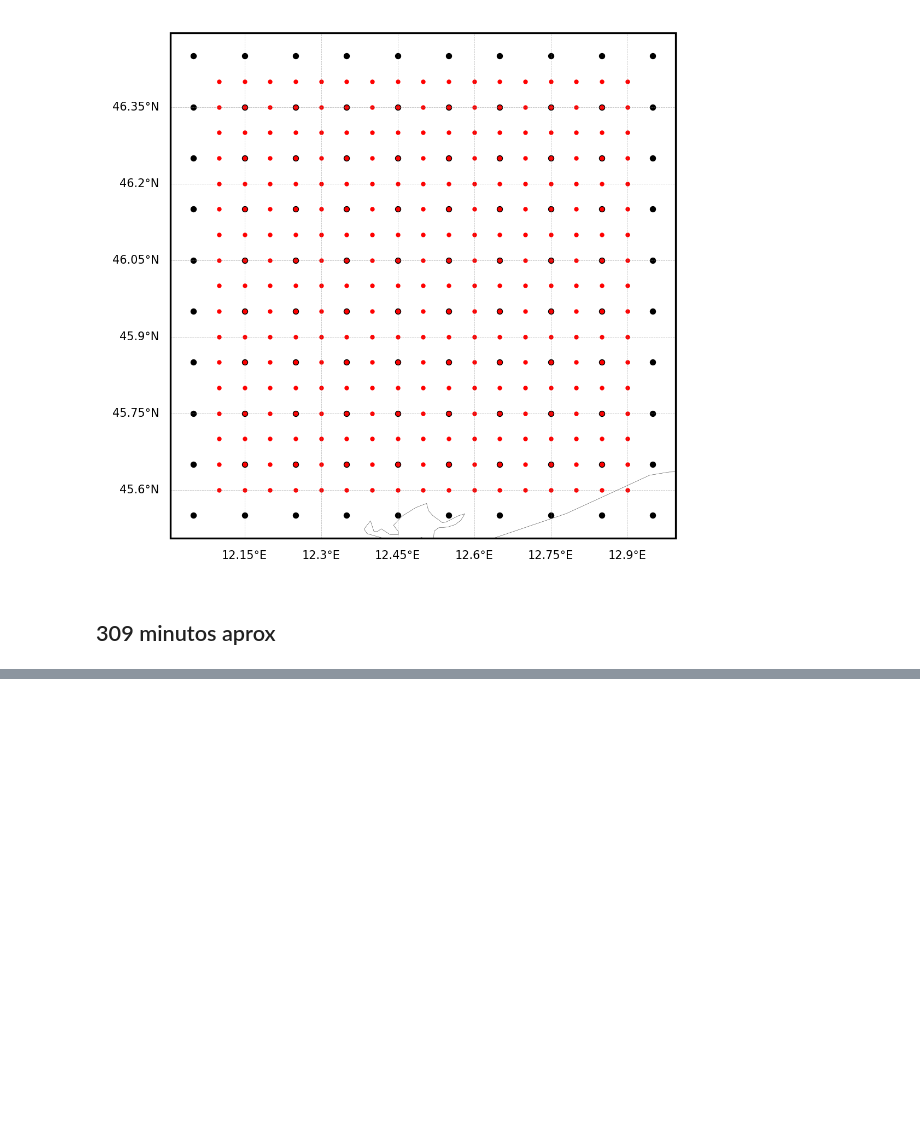
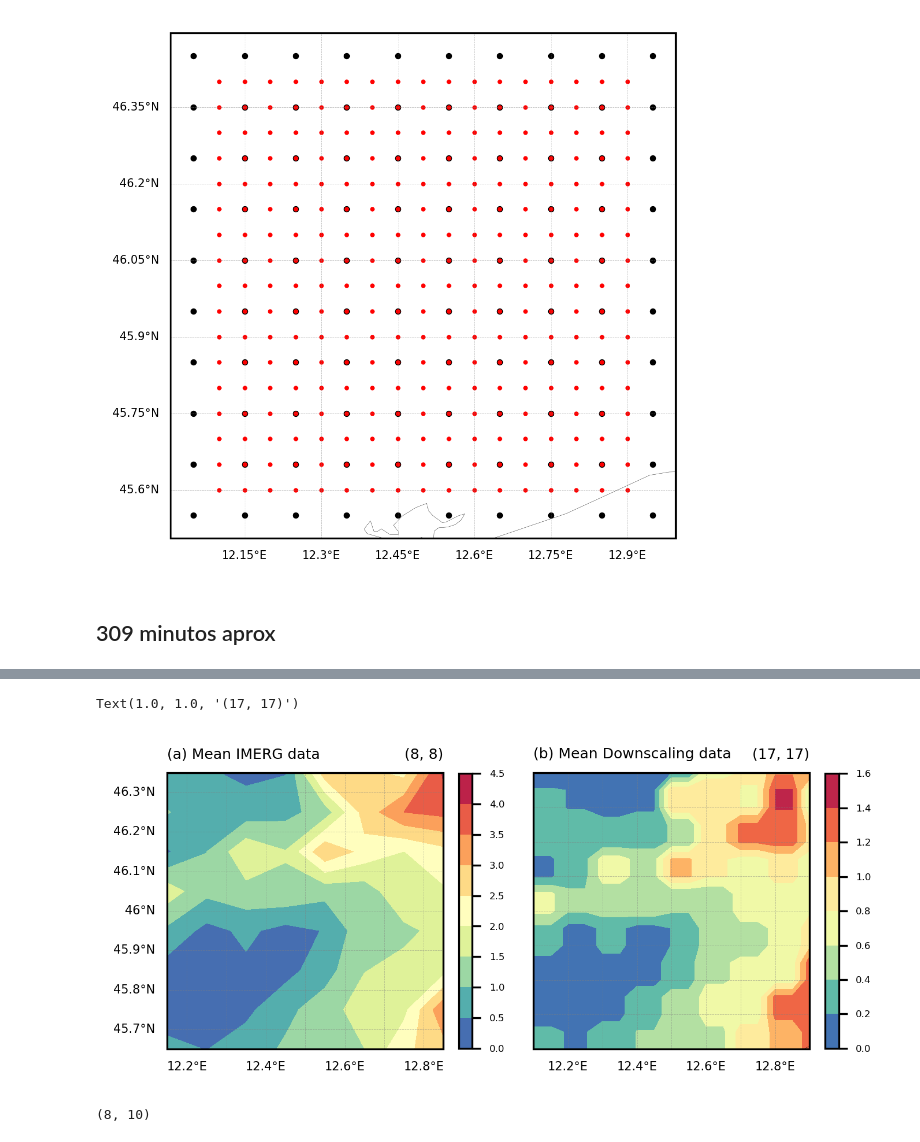
Before and after one commit to mhacarthur/downpy, a Jupyter notebook: codes/test_veneto_down_v2.ipynb, the cells around one changed output, grey strips where cells are left out. Cells and saved outputs as stored; diff of their text form; code cells hidden in the pictures; blank space fills up the shorter version.

```diff
--- a/codes/test_veneto_down_v2.ipynb
+++ b/codes/test_veneto_down_v2.ipynb
@@ -416,0 +436,57 @@ cbar.ax.tick_params(labelsize=4)
+# %%
+tt = 20
+
+levels = np.arange(2.4, 3.9, 0.1)
+levels = None
+
+cmap = plt.cm.Spectral_r
+proj = ccrs.PlateCarree()
+
+fig = plt.figure(figsize=(5,5),dpi=300)
+gs = gridspec.GridSpec(1,2)
+
+# ============================================================================================================================
+ax1 = plt.subplot(gs[0, 0], projection = proj)
+# ax1.set_extent([-94, -90, 31, 34], crs=proj)
+ax1.add_feature(cf.COASTLINE,linewidth=0.1, linestyle='-',edgecolor='k')
+a1 = ax1.contourf(lon2d_ref[1:-1,1:-1], lat2d_ref[1:-1,1:-1], DATA['PRE'][tt,1:-1,1:-1], cmap=cmap, levels=levels)
+
+gl = ax1.gridlines(crs=proj,draw_labels=True,linewidth=0.2,color='gray',alpha=0.5,linestyle='--')
+gl.top_labels = False
+gl.bottom_labels = True
+gl.right_labels = False
+gl.xlabel_style = {'size': 5, 'color': 'k'}
+gl.ylabel_style = {'size': 5, 'color': 'k'}
+
+cbar = plt.colorbar(a1, fraction=0.045)
+cbar.ax.tick_params(labelsize=4)
+
+ax1.set_title('(a) Mean IMERG data', loc='left', fontsize=6)
+ax1.set_title(np.mean(DATA['PRE'].values,axis=0)[1:-1,1:-1].shape, loc='right', fontsize=6)
+
+# ============================================================================================================================
+ax1 = plt.subplot(gs[0, 1], projection = proj)
+# ax1.set_extent([-94, -90, 31, 34], crs=proj)
+ax1.add_feature(cf.COASTLINE,linewidth=0.1, linestyle='-',edgecolor='k')
+a1 = ax1.contourf(lon2d,  lat2d, RAIN_D[tt,:,:], cmap=cmap, levels=levels)
+
+gl = ax1.gridlines(crs=proj,draw_labels=True,linewidth=0.2,color='gray',alpha=0.5,linestyle='--')
+gl.top_labels = False
+gl.bottom_labels = True
+gl.right_labels = False
+gl.left_labels = False
+gl.xlabel_style = {'size': 5, 'color': 'k'}
+gl.ylabel_style = {'size': 5, 'color': 'k'}
+
+cbar = plt.colorbar(a1, fraction=0.045)
+cbar.ax.tick_params(labelsize=4)
+
+ax1.set_title('(b) Mean Downscaling data', loc='left', fontsize=6)
+ax1.set_title(np.nanmean(RAIN_D,axis=0).shape, loc='right', fontsize=6)
+# %% [output]
+Text(1.0, 1.0, '(17, 17)')
+[figure, added]
+# %%
+lon2d_ref[1:-1].shape
+# %% [output]
+(8, 10)
```
Also changed, not shown: parts of 9 cells of this notebook.
